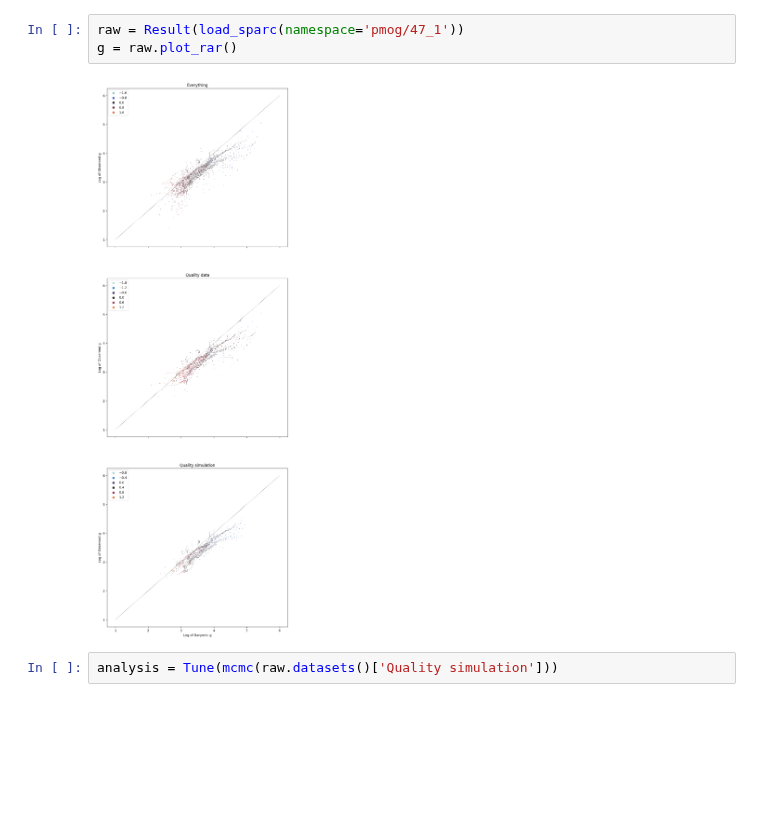
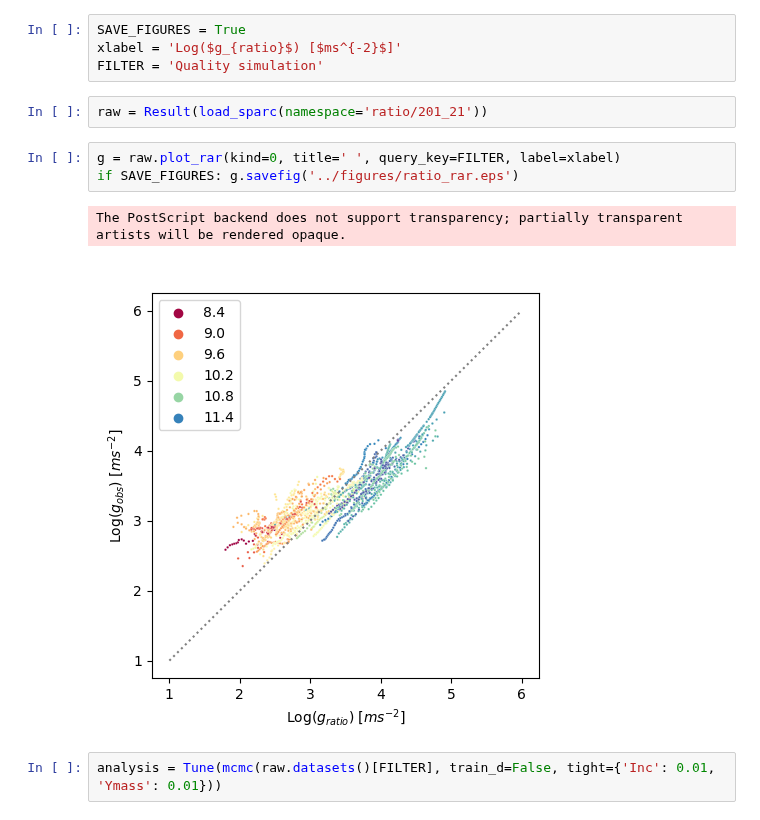
Before and after one commit to timjdavey/galactus, a Jupyter notebook: notebooks/Ratio plot.ipynb, the cells around one changed output. Drawn from its saved outputs; the diff is of its cells as text; blank space fills up the shorter version.

Commit message:
plot tweeks

```diff
--- a/notebooks/Ratio plot.ipynb
+++ b/notebooks/Ratio plot.ipynb
@@ -14,8 +7,15 @@ See https://github.com/pymc-devs/pymc3/wiki for installation instructions.
+# %%
+SAVE_FIGURES = True
+xlabel = 'Log($g_{ratio}$) [$ms^{-2}$]'
+FILTER = 'Quality simulation'
+# %%
+raw = Result(load_sparc(namespace='ratio/201_21'))
 # %%
-raw = Result(load_sparc(namespace='pmog/47_1'))
-g = raw.plot_rar()
+g = raw.plot_rar(kind=0, title=' ', query_key=FILTER, label=xlabel)
+if SAVE_FIGURES: g.savefig('../figures/ratio_rar.eps')
 # %% [output]
+The PostScript backend does not support transparency; partially transparent artists will be rendered opaque.
-[figure, old version]
+[figure, new version]
 # %%
-analysis = Tune(mcmc(raw.datasets()['Quality simulation']))
+analysis = Tune(mcmc(raw.datasets()[FILTER], train_d=False, tight={'Inc': 0.01, 'Ymass': 0.01}))
 # %%
```
Also changed, not shown: parts of 11 cells of this notebook, 20 other files.
